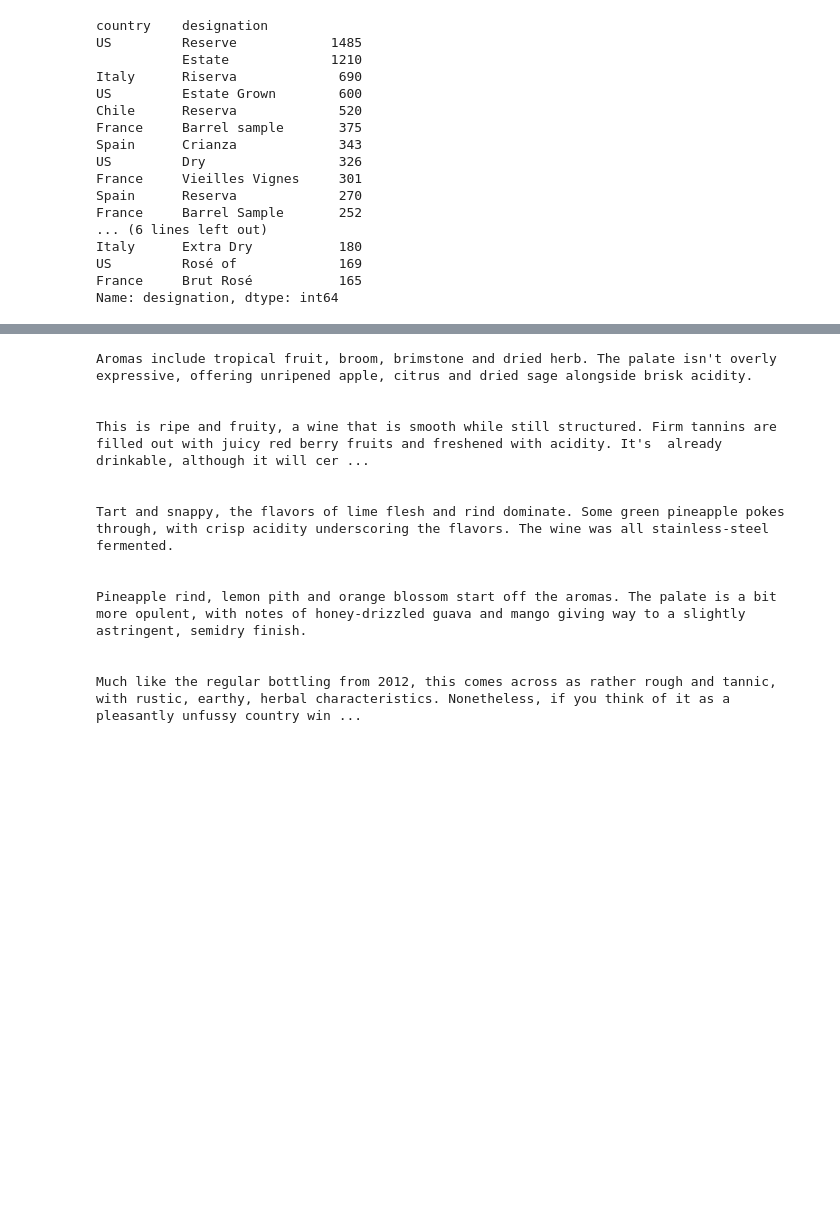
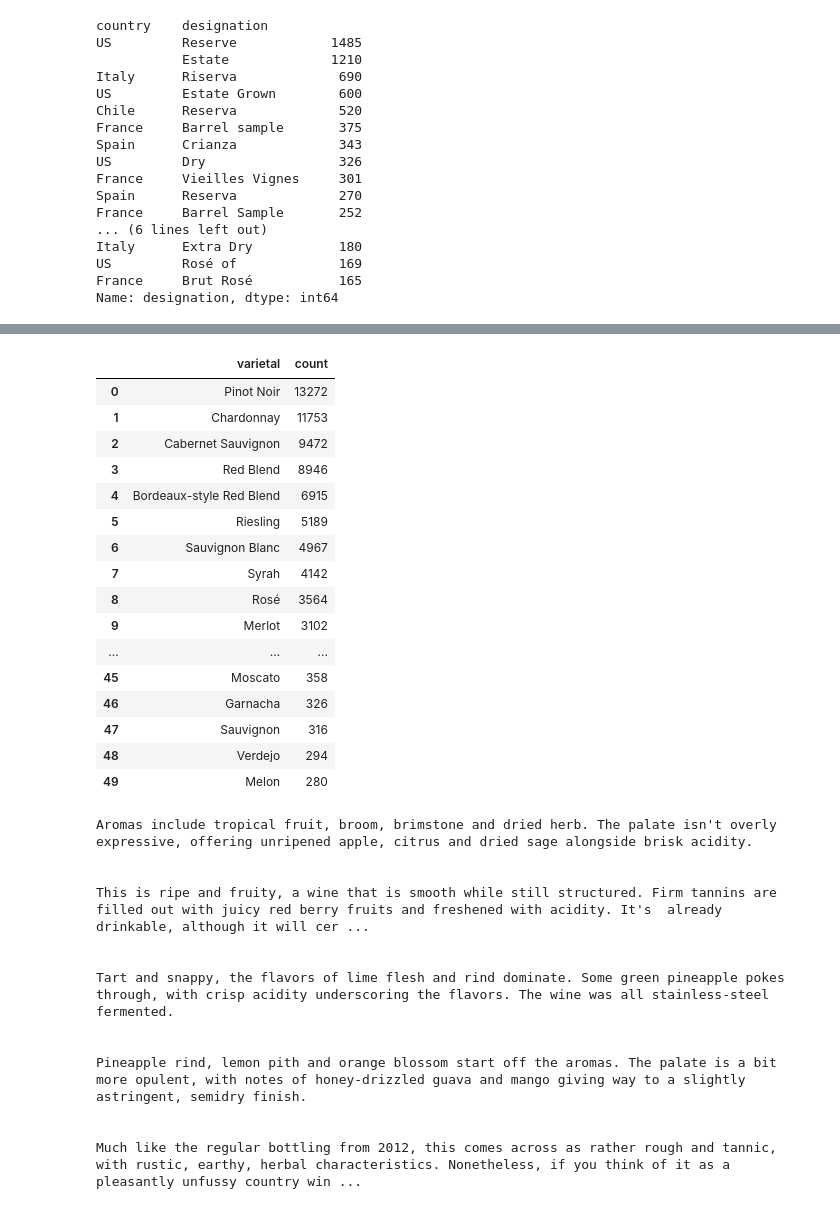
Before and after one commit to nh273/davinci, a Jupyter notebook: Wine/Wines.ipynb, the cells around one changed output, grey strips where cells are left out. Saved outputs shown, nothing was run; the diff lists cells and outputs as text; code cells hidden in the pictures; blank space fills up the shorter version.

```diff
--- a/Wine/Wines.ipynb
+++ b/Wine/Wines.ipynb
@@ -174,3 +177,25 @@ top_grape_country
+# %%
+top_grape = df['varietal'].value_counts().nlargest(50).to_frame('count').reset_index()
+top_grape.rename(columns={'index':'varietal'}, inplace=True)
+top_grape
+# %% [output]
+|  | varietal | count |
+| 0 | Pinot Noir | 13272 |
+| 1 | Chardonnay | 11753 |
+| 2 | Cabernet Sauvignon | 9472 |
+| 3 | Red Blend | 8946 |
+| 4 | Bordeaux-style Red Blend | 6915 |
+| 5 | Riesling | 5189 |
+| 6 | Sauvignon Blanc | 4967 |
+| 7 | Syrah | 4142 |
+| 8 | Rosé | 3564 |
+| 9 | Merlot | 3102 |
+| ... | ... | ... |
+| 45 | Moscato | 358 |
+| 46 | Garnacha | 326 |
+| 47 | Sauvignon | 316 |
+| 48 | Verdejo | 294 |
+| 49 | Melon | 280 |
 # %%
 for i in range(5):
     print(df['description'][i])
```
Also changed, not shown: parts of 23 cells of this notebook.
